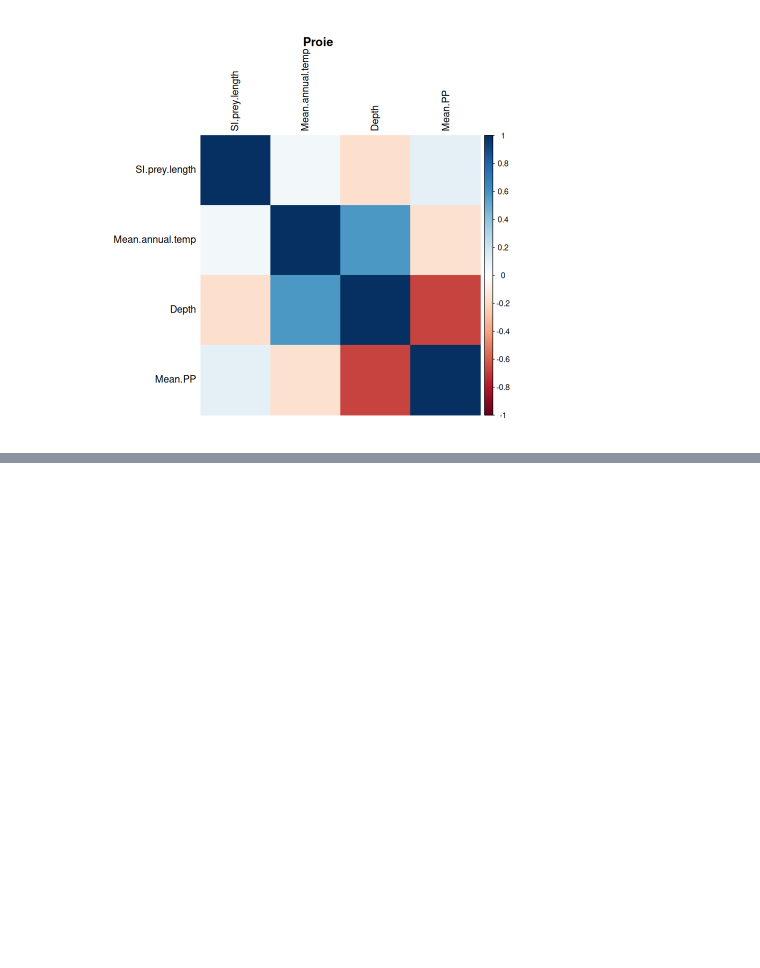
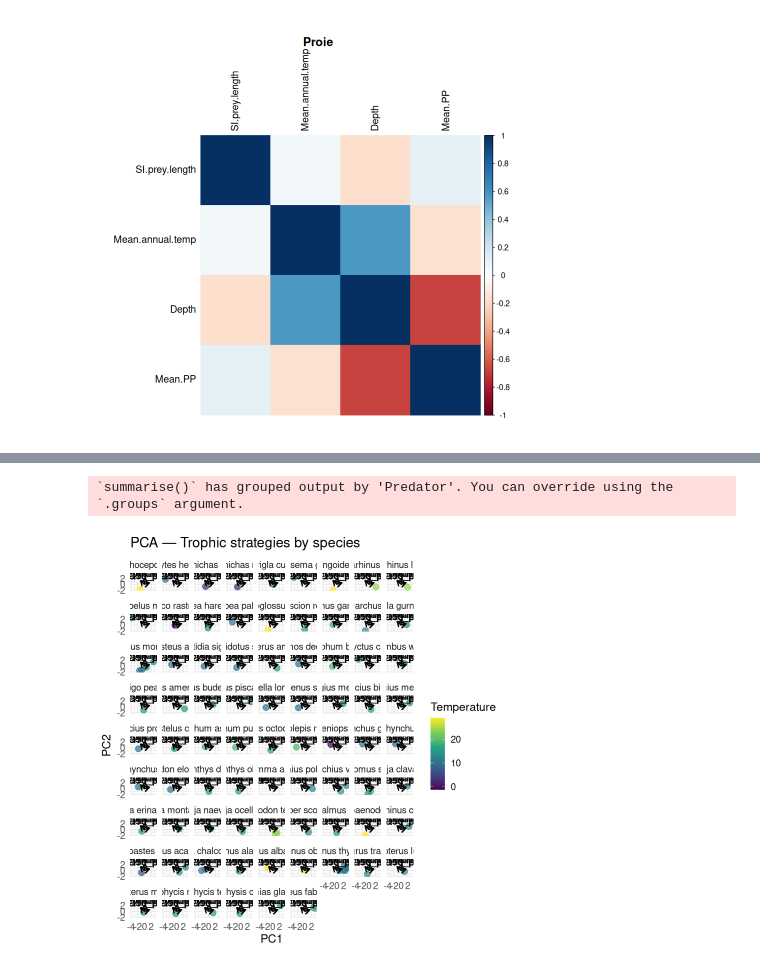
Before and after one commit to zfourati/Predator-and-prey-body-sizes-in-marine-food-webs, a Jupyter notebook: script_emilie.ipynb, the cells around one changed output, grey strips where cells are left out. Saved outputs shown, nothing was run; the diff lists cells and outputs as text; code cells hidden in the pictures; blank space fills up the shorter version.

```diff
--- a/script_emilie.ipynb
+++ b/script_emilie.ipynb
@@ -158,0 +184,66 @@ title("Proie")
+# %%
+df_site <- df %>%
+  group_by(Predator, `Geographic.location`) %>%
+  summarise(
+    Q10_prey = quantile(`SI.prey.length`, 0.10, na.rm=TRUE),
+    Q50_prey = quantile(`SI.prey.length`, 0.50, na.rm=TRUE),
+    Q90_prey = quantile(`SI.prey.length`, 0.90, na.rm=TRUE),
+    Q50_ratio = quantile(ratio_size, 0.50, na.rm=TRUE),
+    sd_ratio = sd(ratio_size, na.rm = TRUE),
+    prey_div = diversity(table(Prey)),
+    mean_temp = mean(`Mean.annual.temp`, na.rm=TRUE),
+    mean_depth = mean(Depth, na.rm=TRUE),
+    mean_PP = mean(`Mean.PP`, na.rm=TRUE),
+    n = n()
+  ) %>%
+  filter(n >= 5) %>%
+  ungroup()
+# %% [output]
+`summarise()` has grouped output by 'Predator'. You can override using the
+`.groups` argument.
+# %%
+traits <- df_site %>%
+  select(Q10_prey, Q50_prey, Q90_prey, Q50_ratio, sd_ratio, prey_div)
+
+traits_scaled <- scale(traits)
+# %%
+# PCA 1: espèce x sites
+
+pca <- prcomp(traits_scaled, center = FALSE, scale = FALSE)
+
+scores <- df_site %>%
+  mutate(
+    PC1 = pca$x[,1],
+    PC2 = pca$x[,2]
+  )
+
+loadings <- as.data.frame(pca$rotation)
+loadings$Variable <- rownames(loadings)
+
+loadings$PC1 <- loadings$PC1 * 3
+loadings$PC2 <- loadings$PC2 * 3
+# %%
+ggplot() +
+  # Points
+  geom_point(data = scores,
+             aes(PC1, PC2, color = mean_temp),
+             size = 3, alpha = 0.7) +
+  scale_color_viridis_c() +
+
+  # Arrows
+  geom_segment(data = loadings,
+               aes(x = 0, y = 0,
+                   xend = PC1, yend = PC2),
+               arrow = arrow(length = unit(0.25, "cm")),
+               color = "black") +
+
+  geom_text(data = loadings,
+            aes(x = PC1, y = PC2, label = Variable),
+            size = 4, vjust = -0.5) +
+
+  facet_wrap(~ Predator) +
+  theme_minimal(base_size = 14) +
+  labs(title = "PCA — Trophic strategies by species",
+       color = "Temperature")
+# %% [output]
+[figure, added]
```
Also changed, not shown: parts of 5 cells of this notebook.
